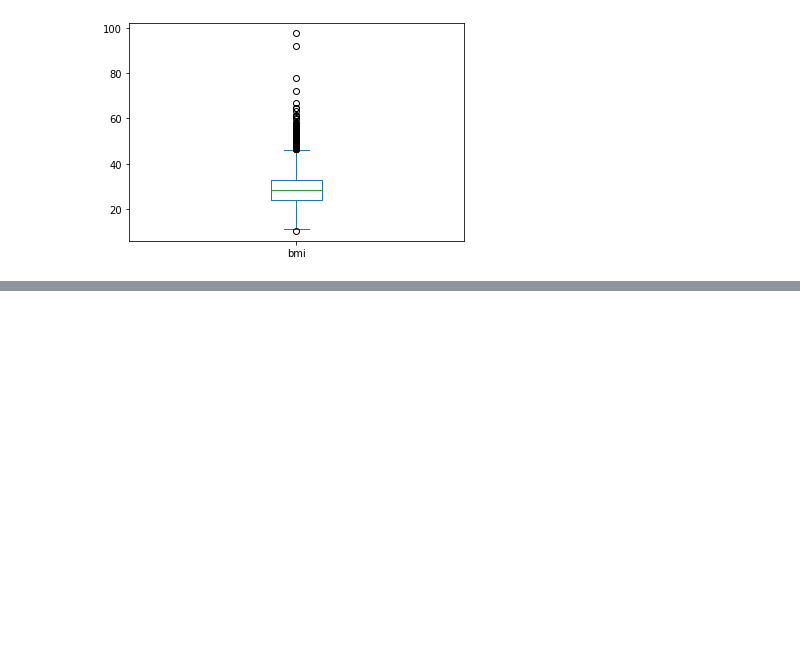
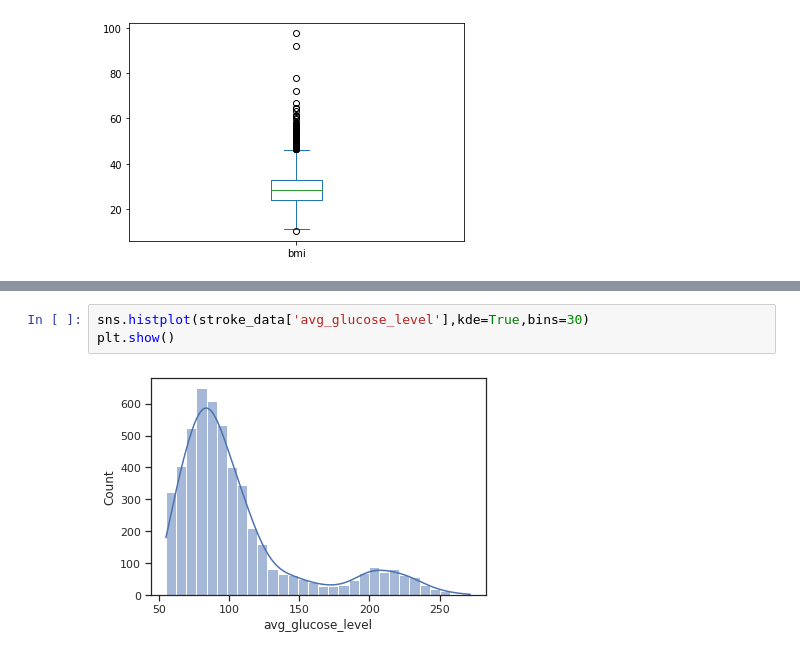
Before and after one commit to Nouran-saad/Stroke_Prediction_DT_Kmeans, a Jupyter notebook: Team4_18p4496_DataMiningProject.ipynb, the cells around one changed output, grey strips where cells are left out. Drawn from its saved outputs; the diff is of its cells as text; blank space fills up the shorter version.

```diff
--- a/Team4_18p4496_DataMiningProject.ipynb
+++ b/Team4_18p4496_DataMiningProject.ipynb
@@ -196,0 +227,5 @@ plt.show()
+# %%
+sns.histplot(stroke_data['avg_glucose_level'],kde=True,bins=30)
+plt.show()
+# %% [output]
+[figure, added]
```
Also changed, not shown: parts of 10 cells of this notebook.
